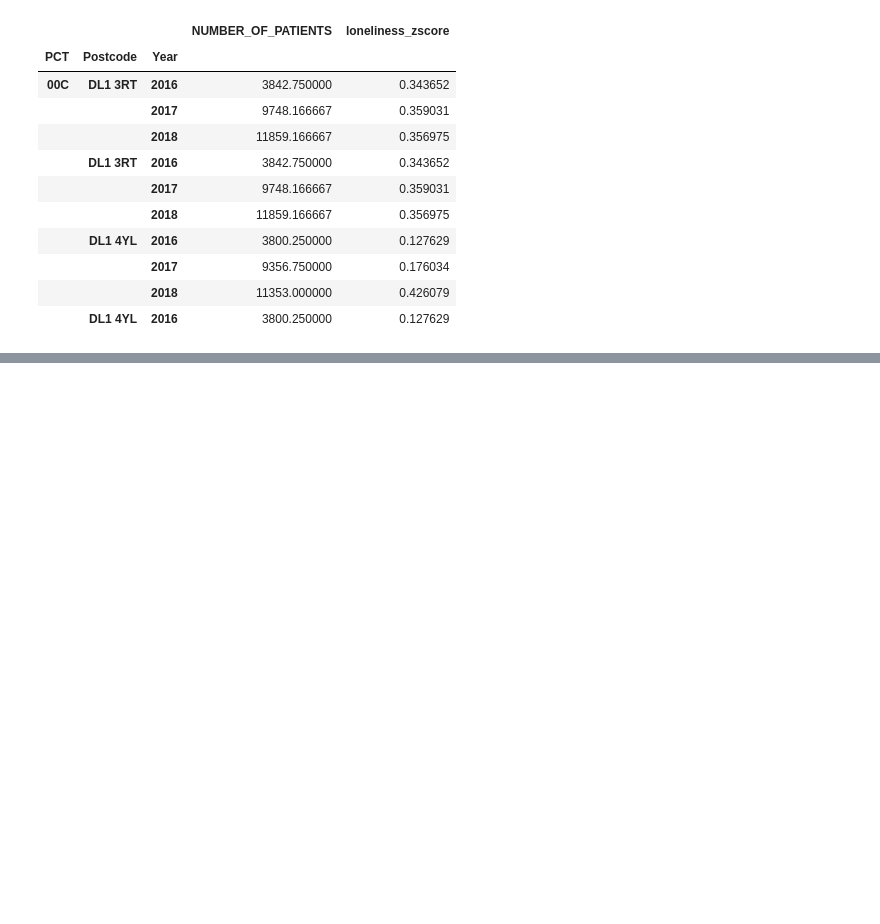
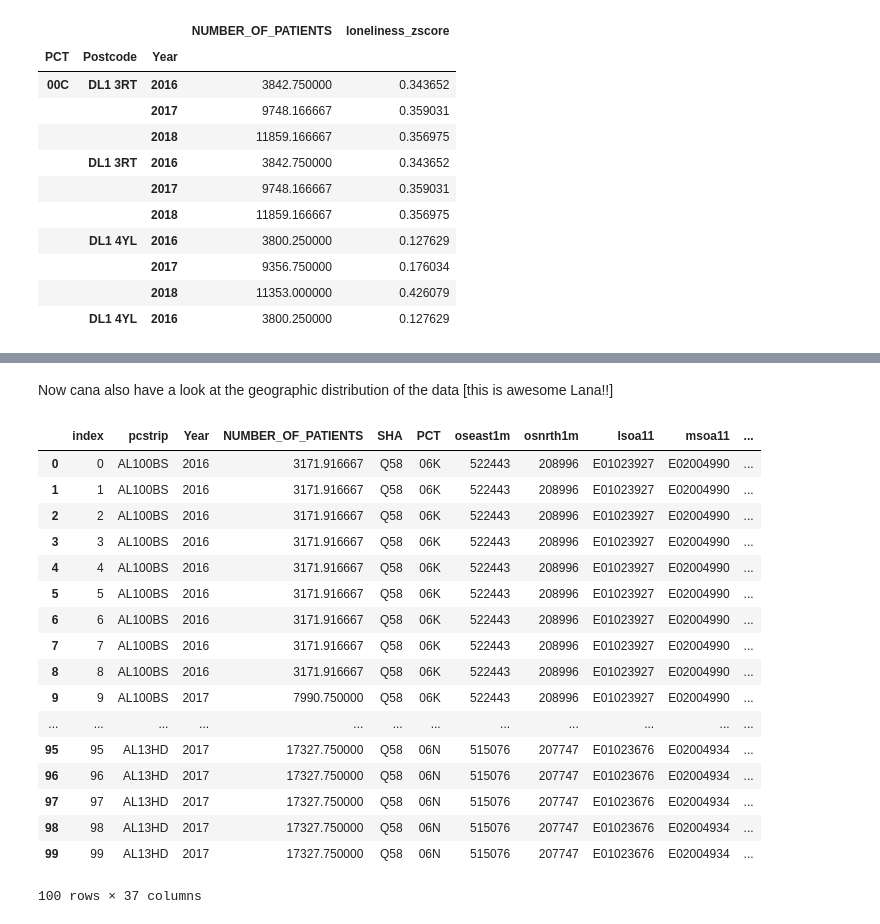
Before and after one commit to sseifeln/JGI, a Jupyter notebook: LanaGeo.ipynb, the cells around one changed output, grey strips where cells are left out. Drawn from its saved outputs; the diff is of its cells as text; code cells hidden in the pictures; blank space fills up the shorter version.

```diff
--- a/LanaGeo.ipynb
+++ b/LanaGeo.ipynb
@@ -79,8 +93,29 @@ plt.show()
+# %% [markdown]
+Now cana also have a look at the geographic distribution of the data [this is awesome Lana!!]
 # %%
-geo_data = gpd.GeoDataFrame(proc_data,
+geo_data = gpd.GeoDataFrame(mData,
                             crs = {'init':'epsg:27700'},
-                            geometry = proc_data.apply(lambda geom: Point(geom['oseast1m'],geom['osnrth1m']),axis=1))
+                            geometry = mData.apply(lambda geom: Point(geom['oseast1m'],geom['osnrth1m']),axis=1))
 geo_data.head(100)
+# %% [output]
+|  | index | pcstrip | Year | NUMBER_OF_PATIENTS | SHA | PCT | oseast1m | osnrth1m | lsoa11 | msoa11 | ... |
+| 0 | 0 | AL100BS | 2016 | 3171.916667 | Q58 | 06K | 522443 | 208996 | E01023927 | E02004990 | ... |
+| 1 | 1 | AL100BS | 2016 | 3171.916667 | Q58 | 06K | 522443 | 208996 | E01023927 | E02004990 | ... |
+| 2 | 2 | AL100BS | 2016 | 3171.916667 | Q58 | 06K | 522443 | 208996 | E01023927 | E02004990 | ... |
+| 3 | 3 | AL100BS | 2016 | 3171.916667 | Q58 | 06K | 522443 | 208996 | E01023927 | E02004990 | ... |
+| 4 | 4 | AL100BS | 2016 | 3171.916667 | Q58 | 06K | 522443 | 208996 | E01023927 | E02004990 | ... |
+| 5 | 5 | AL100BS | 2016 | 3171.916667 | Q58 | 06K | 522443 | 208996 | E01023927 | E02004990 | ... |
+| 6 | 6 | AL100BS | 2016 | 3171.916667 | Q58 | 06K | 522443 | 208996 | E01023927 | E02004990 | ... |
+| 7 | 7 | AL100BS | 2016 | 3171.916667 | Q58 | 06K | 522443 | 208996 | E01023927 | E02004990 | ... |
+| 8 | 8 | AL100BS | 2016 | 3171.916667 | Q58 | 06K | 522443 | 208996 | E01023927 | E02004990 | ... |
+| 9 | 9 | AL100BS | 2017 | 7990.750000 | Q58 | 06K | 522443 | 208996 | E01023927 | E02004990 | ... |
+| ... | ... | ... | ... | ... | ... | ... | ... | ... | ... | ... | ... |
+| 95 | 95 | AL13HD | 2017 | 17327.750000 | Q58 | 06N | 515076 | 207747 | E01023676 | E02004934 | ... |
+| 96 | 96 | AL13HD | 2017 | 17327.750000 | Q58 | 06N | 515076 | 207747 | E01023676 | E02004934 | ... |
+| 97 | 97 | AL13HD | 2017 | 17327.750000 | Q58 | 06N | 515076 | 207747 | E01023676 | E02004934 | ... |
+| 98 | 98 | AL13HD | 2017 | 17327.750000 | Q58 | 06N | 515076 | 207747 | E01023676 | E02004934 | ... |
+| 99 | 99 | AL13HD | 2017 | 17327.750000 | Q58 | 06N | 515076 | 207747 | E01023676 | E02004934 | ... |
+100 rows × 37 columns
 # %%
 fig, (ax1, ax2, ax3) = plt.subplots(1,3, figsize = (16,6), sharex = True, sharey = True)
 
```
Also changed, not shown: parts of 3 cells of this notebook.
